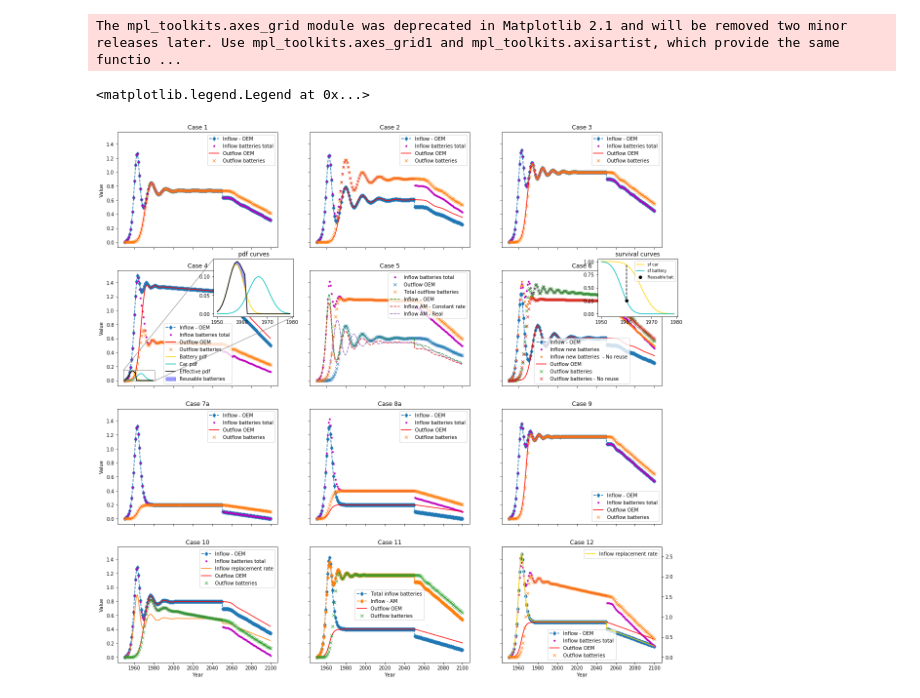
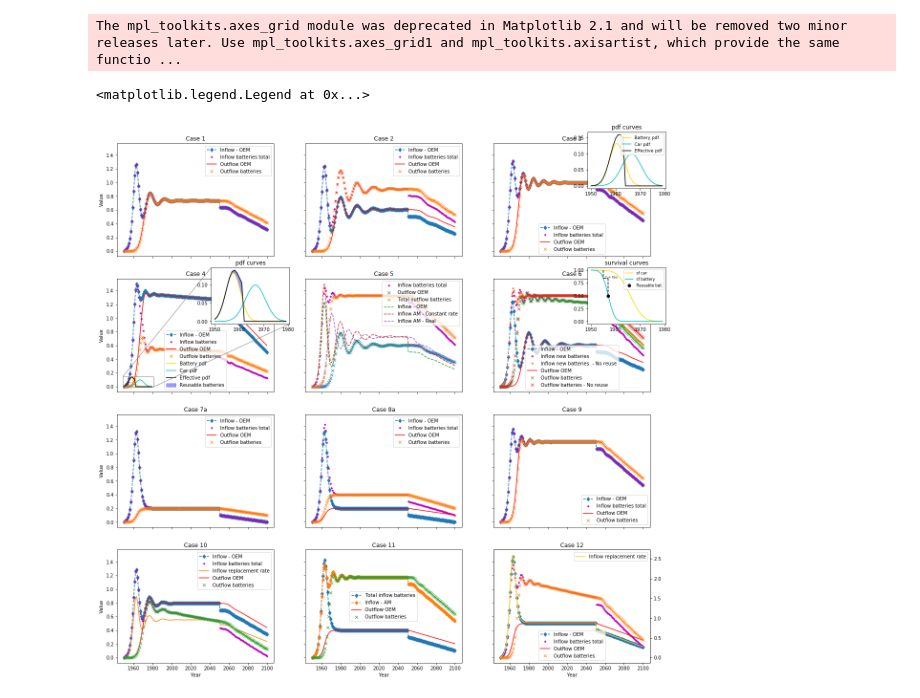
Before and after one commit to fernaag/product_component_model, a Jupyter notebook: generic_model.ipynb, the cells around one changed output. Saved outputs shown, nothing was run; the diff lists cells and outputs as text; code cells hidden in the pictures.

```diff
--- a/generic_model.ipynb
+++ b/generic_model.ipynb
@@ -243,9 +243,8 @@ stock_change_4 = [0] + np.diff(stock_cars).tolist()
 outflows_cars_4 = [0]
 outflows_batteries_4 = [0]
 inflows_cars_4 = [0]
-inflows_AM_battery_4 = [0]
 stock_batteries_4 = [0]
-
+inflow_batteries_4 = [0]
 # Definition of lifetime vectors for cars
 
 lifetime_car_4 = 16
@@ -282,7 +281,7 @@ for i in range(1,len(stock_cars)):
     new_outflow_battery_4 = 0
     for cohort in range(i):
         new_outflow_4 += inflows_cars_4[cohort] * pdf_effective_4[i-cohort]
-        if pdf_effective_4[i-cohort] > pdf_battery_4[i-cohort]:
+        if pdf_effective_4[i-cohort] >= pdf_battery_4[i-cohort]:
             reuse += inflows_cars_4[cohort] * pdf_car_4[i-cohort]
         else:
             reuse = 0
@@ -292,7 +291,7 @@ for i in range(1,len(stock_cars)):
     inflows_cars_4.append(stock_change_4[i] + outflows_cars_4[i])
     outflows_batteries_4.append(new_outflow_battery_4)
     # additional batteries needed for replacements
-    inflows_AM_battery_4.append(new_outflow_battery_4 - new_outflow_4)
+    inflow_batteries_4.append(stock_change_4[i] + outflows_batteries_4[i])
     stock_batteries_4.append(stock_batteries_4[-1] + inflows_cars_4[-1] - new_outflow_4)
 # %%
 # Inflows and Outflows for the battery model
@@ -340,8 +341,8 @@ stock_batteries_5 = [0]
 lifetime_car_5 = 16
 st_dev_car_5 = 4
 
-lifetime_battery_5 = 8
-st_dev_battery_5 = 3
+lifetime_battery_5 = 7
+st_dev_battery_5 = 2
 
 years = len(time)
 
@@ -983,9 +984,35 @@ axs[0, 2].plot(time, outflows_batteries_3,'x', label='Outflow batteries')
 axs[0, 2].set_title('Case 3')
 axs[0, 2].legend(loc='best')
 
+ax3 = plt.axes([2,2,3,3])
+# Manually set the position and relative size of the inset axes within ax1
+ip2 = InsetPosition(axs[0, 2], [0.6,0.6,0.5,0.5])
+ax3.set_axes_locator(ip2)
+# Mark the region corresponding to the inset axes on ax1 and draw lines
+# in grey linking the two axes.
+#mark_inset(axs[0, 2], ax3, loc1=2, loc2=4, fc="none", ec='0.5')
+# The data: only display for low temperature in the inset figure.
+ax3.plot(time[:30], pdf_battery_3[:30], color='gold',label='Battery pdf')
+ax3.plot(time[:30], pdf_car_3[:30], color='c',label='Car pdf')
+ax3.plot(time[:30], pdf_effective_3[:30], color='k',label='Effective pdf')
+ax3.set_title('pdf curves')
+ax3.legend(loc='best', fontsize=9)
+#axs1 = axs[1, 0].twinx()
+#axs1.plot(time, pdf_battery_4, label='Battery pdf')
+#axs1.plot(time, pdf_car_4, label='Car pdf')
+#axs1.plot(time, pdf_effective_4, label='Effective pdf')
+#axs1.fill_between(time[:pdf_effective_4.nonzero()[0][-1]+1], pdf_battery_4[:pdf_effective_4.nonzero()[0][-1]+1],pdf_effective_4[:pdf_effective_4.nonzero()[0][-1]+1],  alpha=0.4, label='Reusable batteries' )
+axs[0, 2].set_title('Case 3')
+axs[0, 2].legend(loc='lower center')
+for ax in axs.flat:
+    ax.set(xlabel='Year', ylabel='Value')
+# Hide x labels and tick labels for top plots and y ticks for right plots.
+for ax in axs.flat:
+    ax.label_outer()
+
 # Case 4
 axs[1, 0].plot(time, inflows_cars_4, 'd--', label='Inflow - OEM')
-axs[1, 0].plot(time, [AM + OEM for (AM, OEM) in zip(inflows_AM_battery_4, inflows_cars_4)], 'm.', label='Inflow batteries total')
+axs[1, 0].plot(time, inflow_batteries_4, 'm.', label='Inflow batteries')
 axs[1, 0].plot(time, outflows_cars_4,'r', label='Outflow OEM')
 axs[1, 0].plot(time, outflows_batteries_4,'x', label='Outflow batteries')
 axs[1, 0].plot(time[:30], pdf_battery_4[:30],color='gold', label='Battery pdf')
@@ -1054,8 +1081,11 @@ ax4.set_axes_locator(ip1)
 # The data: only display for low temperature in the inset figure.
 ax4.plot(time[:30], sf_car_5[:30], color= 'gold',label='sf car')
 ax4.plot(time[:30], sf_battery_5[:30], color='c', label='sf battery')
-ax4.plot([1960,1960], [sf_car[10],sf_battery[10]],'k--')
-ax4.plot([1960], [sf_battery[10]],'ko', label='Reusable bat.')
+ax4.plot([1955,1955], [sf_car_5[5],sf_battery_5[5]],'k--')
+ax4.plot([1955,1957], [sf_battery_5[5],sf_battery_5[5]],'k--')
+ax4.plot([1957,1957], [sf_battery_5[5],sf_battery_5[7]],'k--')
+ax4.plot([1957], [sf_battery_5[7]],'ko', label='Reusable bat.')
+ax4.text(1956,sf_battery_5[5] , 't + tau', fontsize=7)
 ax4.set_title('survival curves')
 ax4.legend(loc='upper right', fontsize=8)
 axs[1, 2].set_title('Case 6')
@@ -1095,31 +1125,31 @@ axs[2, 2].legend(loc='best')
 # Case 10
 axs[3, 0].plot(time, inflows_cars_10, 'd--', label='Inflow - OEM')
 axs[3, 0].plot(time, [AM + OEM for (AM, OEM) in zip(inflows_AM_battery_10, inflows_cars_10)], 'm.', label='Inflow batteries total')
 axs[3, 0].plot(time, inflows_AM_rate_10, label='Inflow replacement rate')
 axs[3, 0].plot(time, outflows_cars_10,'r', label='Outflow OEM')
 axs[3, 0].plot(time, outflows_batteries_10,'x', label='Outflow batteries')
 axs[3, 0].set_title('Case 10')
 axs[3, 0].legend(loc='best')
 
 # Case 11
 axs[3, 1].plot(time, inflows_cars_11, 'd--', label='Total inflow batteries')
 axs[3, 1].plot(time, inflows_AM_battery_11, 'd--', label='Inflow - AM')
 axs[3, 1].plot(time, outflows_cars_11,'r', label='Outflow OEM')
 axs[3, 1].plot(time, outflows_batteries_11,'x', label='Outflow batteries')
 axs[3, 1].set_title('Case 11')
 axs[3, 1].legend(loc='best')
 
 
 # Case 12
 axs[3, 2].plot(time, inflows_cars_12, 'd--', label='Inflow - OEM')
 axs[3, 2].plot(time, [AM + OEM for (AM, OEM) in zip(inflows_AM_battery_12, inflows_cars_12)], 'm.', label='Inflow batteries total')
 axs[3, 2].plot(time, outflows_cars_12,'r', label='Outflow OEM')
 ax1 = axs[3, 2].twinx()
 ax1.plot(time, inflows_AM_rate_12, label='Inflow replacement rate', color='gold')
 ax1.legend(loc='best')
 axs[3, 2].plot(time, outflows_batteries_12,'x', label='Outflow batteries')
 axs[3, 2].set_title('Case 12')
 axs[3, 2].legend(loc='lower center')
 # %% [output]
 <matplotlib.legend.Legend at 0x...>
-[figure, old version]
+[figure, new version]
```
Also changed, not shown: parts of 7 cells of this notebook, 1 other file.
